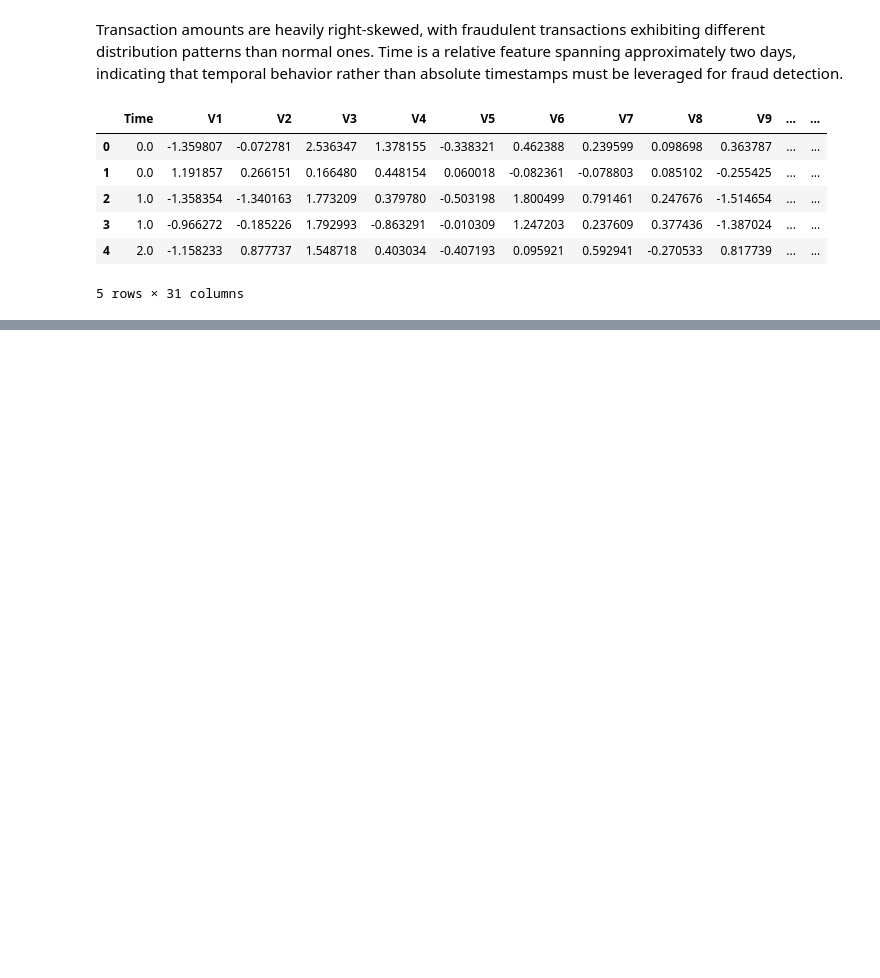
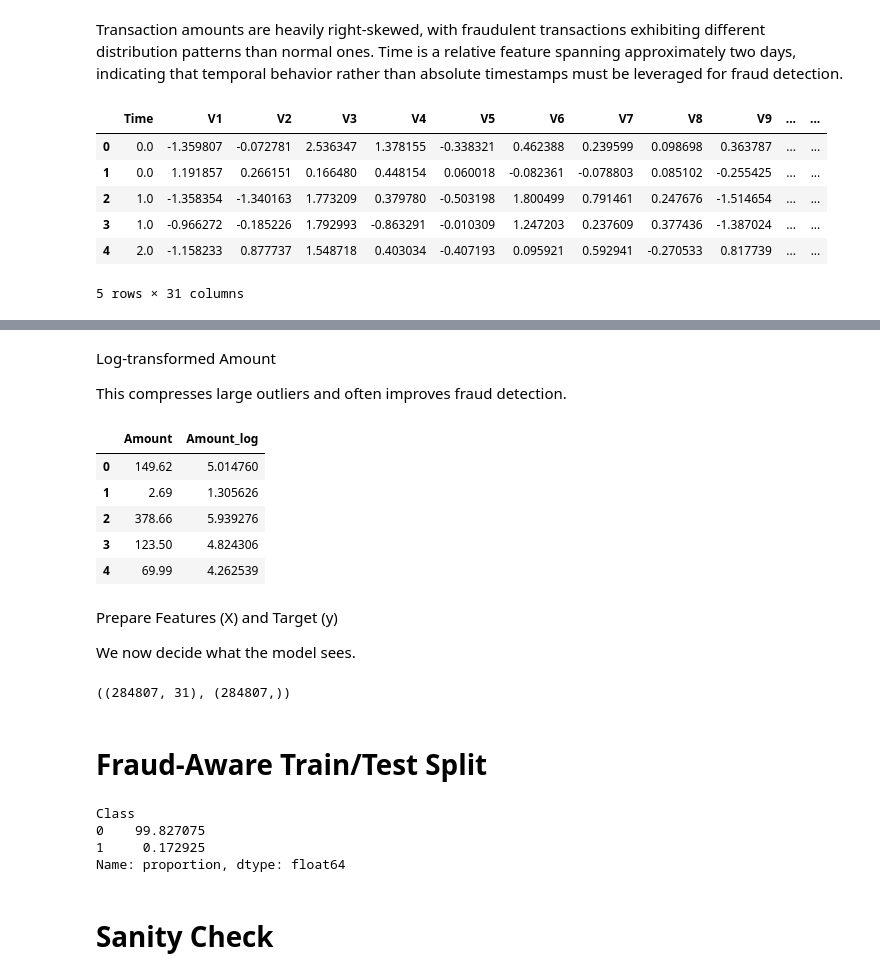
Before and after one commit to waydem002/fraud-detection-app, a Jupyter notebook: notebooks/01_eda_initial.ipynb, the cells around one changed output, grey strips where cells are left out. Drawn from its saved outputs; the diff is of its cells as text; code cells hidden in the pictures; blank space fills up the shorter version.

```diff
--- a/notebooks/01_eda_initial.ipynb
+++ b/notebooks/01_eda_initial.ipynb
@@ -171,0 +195,45 @@ df.head()
+# %% [markdown]
+Log-transformed Amount
+
+This compresses large outliers and often improves fraud detection.
+# %%
+df["Amount_log"] = np.log1p(df["Amount"])
+df[["Amount", "Amount_log"]].head()
+# Why we use log1p - It handles zeros safely: log(1 + x).
+# %% [output]
+|  | Amount | Amount_log |
+| 0 | 149.62 | 5.014760 |
+| 1 | 2.69 | 1.305626 |
+| 2 | 378.66 | 5.939276 |
+| 3 | 123.50 | 4.824306 |
+| 4 | 69.99 | 4.262539 |
+# %% [markdown]
+Prepare Features (X) and Target (y)
+
+We now decide what the model sees.
+# %%
+X = df.drop(columns=["Class", "Amount"]) # Am dropped raw Amount because am using engineered versions.
+y = df["Class"]
+
+X.shape, y.shape
+# %% [output]
+((284807, 31), (284807,))
+# %% [markdown]
+# Fraud-Aware Train/Test Split
+# %%
+X_train, X_test, y_train, y_test = train_test_split(
+    X,
+    y,
+    test_size=0.2,
+    random_state=42,
+    stratify=y      # Using Stratify give the model evaluation a robust meaning
+)
+
+y_train.value_counts(normalize=True) * 100
+# %% [output]
+Class
+0    99.827075
+1     0.172925
+Name: proportion, dtype: float64
+# %% [markdown]
+# Sanity Check
```
Also changed, not shown: parts of 22 cells of this notebook.
